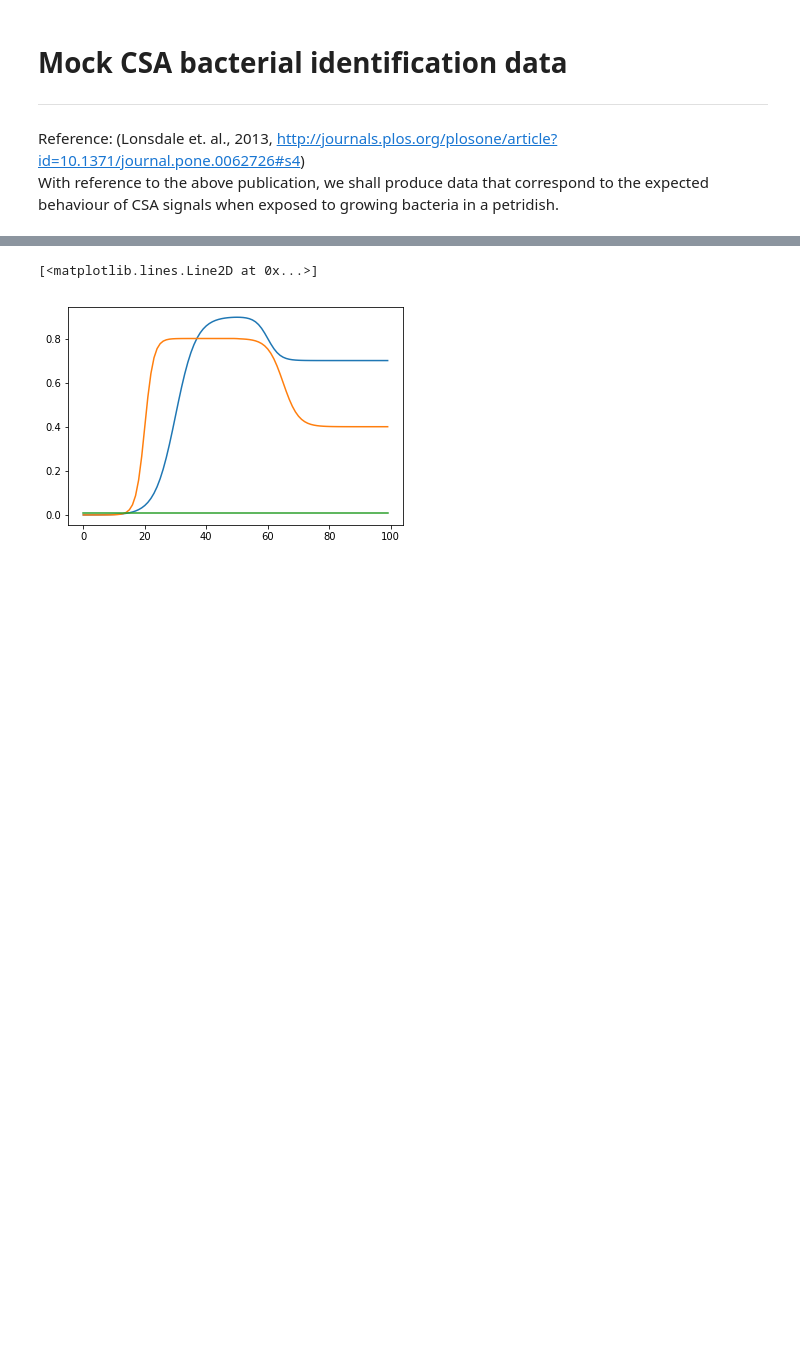
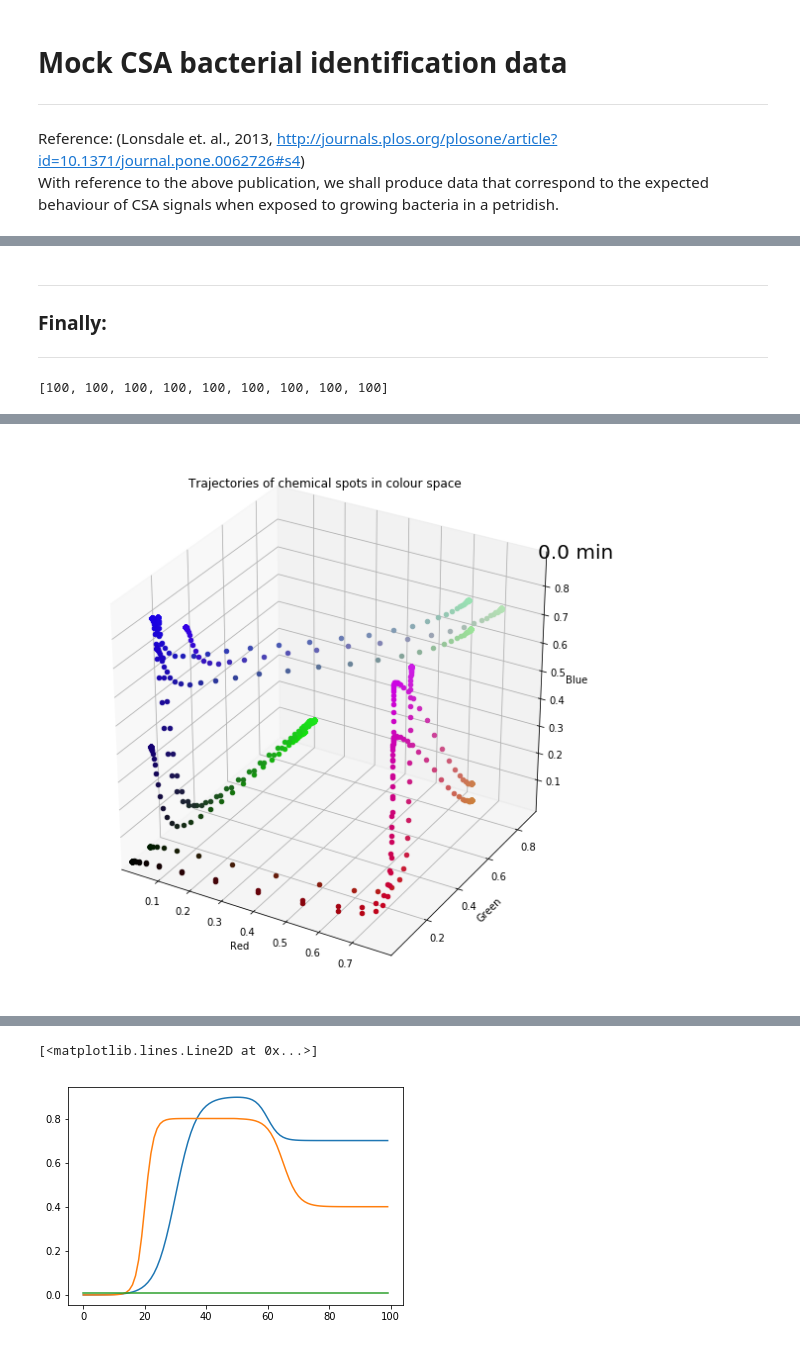
Before and after one commit to edmundlth/advanced_business_analytics_materials, a Jupyter notebook: animation_gesalt_principle_data.ipynb, the cells around one changed output, grey strips where cells are left out. Drawn from its saved outputs; the diff is of its cells as text; code cells hidden in the pictures; blank space fills up the shorter version.

Commit message:
add animation discussions and comments. Tidy up the code.

```diff
--- a/animation_gesalt_principle_data.ipynb
+++ b/animation_gesalt_principle_data.ipynb
@@ -96,0 +189,52 @@ for curve in all_curves:
+# %% [markdown]
+---
+### Finally:
+---
+# %%
+[trajectories_df.loc[:, "R{0} G{0} B{0}".format(spot_num).split(' ')] for spot_num in range(1, 10)]
+# %% [output]
+[100, 100, 100, 100, 100, 100, 100, 100, 100]
+# %%
+%%time
+
+# collecting the curves into an array of shape
+# (num_trajectory x num_time_points x num_color_channels)
+
+curves = np.array([np.array(trajectories_df.loc[:, "R{0} G{0} B{0}".format(spot_num).split(' ')])
+                   for spot_num in range(1, 10)])
+
+# Tell matplotlib that this is going to be 3D
+fig = plt.figure(figsize=(10, 10))
+ax = fig.add_subplot(111, projection='3d')
+
+# We set the volume (via the x, y, z limit) of the plot to be max and min values in each color channels.
+ax.set_xlim((curves[:, :, 0].min(), curves[:, :, 0].max()))
+ax.set_ylim((curves[:, :, 1].min(), curves[:, :, 1].max()))
+ax.set_zlim((curves[:, :, 2].min(), curves[:, :, 2].max()))
+# Axis labels
+ax.set_xlabel('Red')
+ax.set_ylabel('Green')
+ax.set_zlabel('Blue')
+ax.set_title("Trajectories of chemical spots in colour space")
+
+# We will put the timer text at the upper, right, front octant.
+time_template = 'time = %.1f min'
+time_text = ax.text3D(ax.get_xlim3d()[-1],
+                      ax.get_ylim3d()[-1],
+                      ax.get_zlim3d()[-1],
+                      '',
+                      size=TIME_FONTSIZE)
+
+# These are the lines that we will be updating.
+lines = [ax.plot3D(coords[0:1, 0], coords[0:1, 1], coords[0:1, 2],
+                   lw=0.5, alpha=0.5, color='black')[0]
+         for coords in curves]
+
+
+# And now we animate
+ani = animation.FuncAnimation(fig, animate_parametric_curves,
+                              frames=curves.shape[1],
+                              fargs=(ax, curves, lines, time_text),
+                              interval=100)
+ani.save('test_animation1.mp4')
+# %% [output]
@@ -96,0 +243 @@ for curve in all_curves:
+[figure, added]
```
Also changed, not shown: parts of 31 cells of this notebook, 1 other file.
